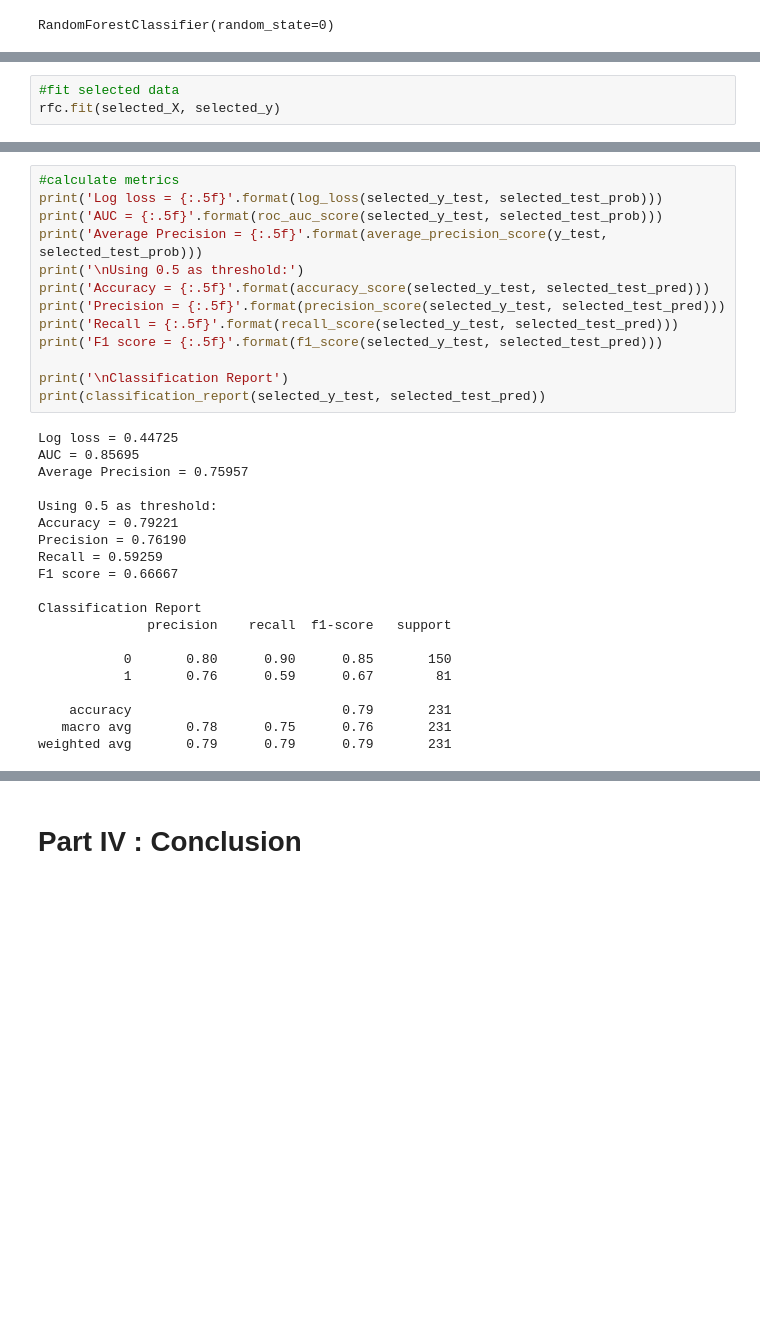
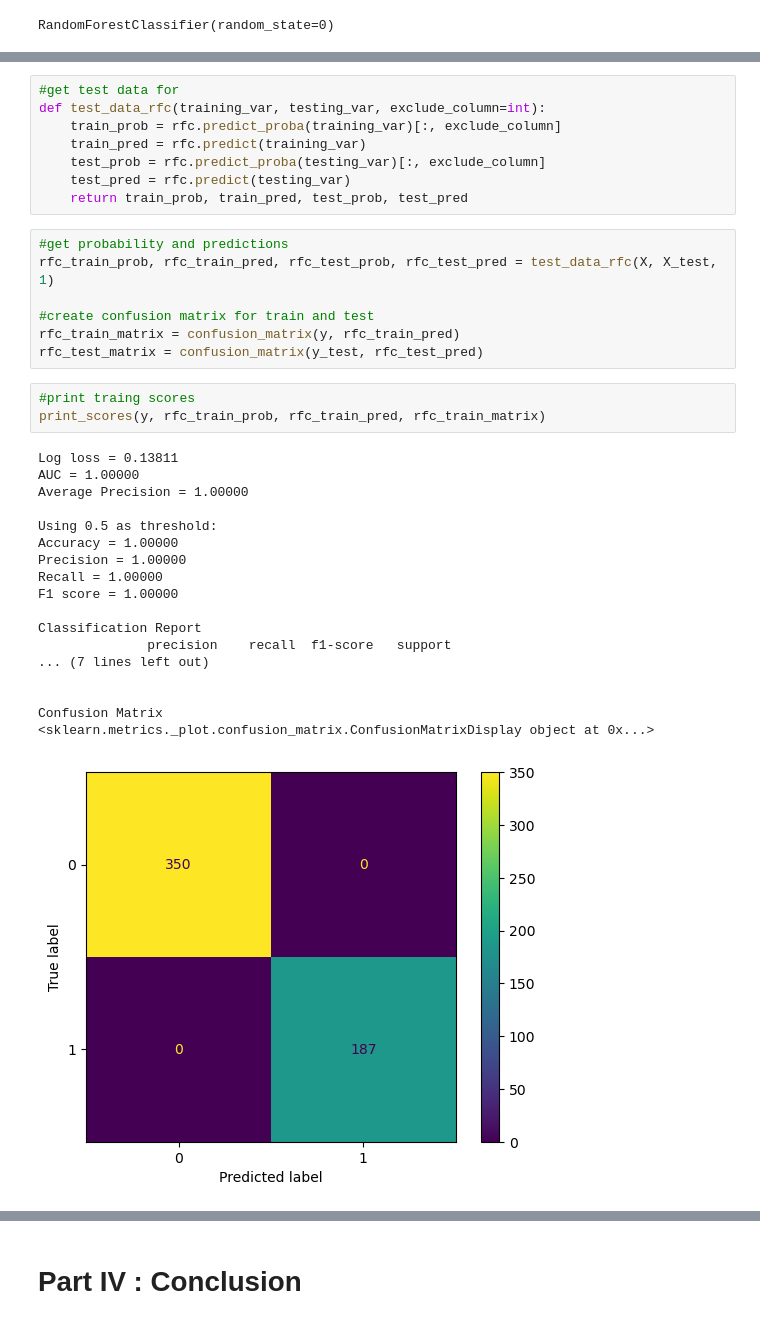
Before and after one commit to SBangarh/ml-project-supervised-learning, a Jupyter notebook: Supervised Learning - Project.ipynb, the cells around one changed output, grey strips where cells are left out. Saved outputs shown, nothing was run; the diff lists cells and outputs as text; blank space fills up the shorter version.

```diff
--- a/Supervised Learning - Project.ipynb
+++ b/Supervised Learning - Project.ipynb
@@ -625,3 +495,0 @@ selected_X, selected_y = scale_data(train_df, selected_columns, target, scalar)
-# %%
-#fit selected data
-rfc.fit(selected_X, selected_y)
@@ -671,33 +496,37 @@ weighted avg       0.75      0.76      0.75       537
-# %%
-#calculate metrics
-print('Log loss = {:.5f}'.format(log_loss(selected_y_test, selected_test_prob)))
-print('AUC = {:.5f}'.format(roc_auc_score(selected_y_test, selected_test_prob)))
-print('Average Precision = {:.5f}'.format(average_precision_score(y_test, selected_test_prob)))
-print('\nUsing 0.5 as threshold:')
-print('Accuracy = {:.5f}'.format(accuracy_score(selected_y_test, selected_test_pred)))
-print('Precision = {:.5f}'.format(precision_score(selected_y_test, selected_test_pred)))
-print('Recall = {:.5f}'.format(recall_score(selected_y_test, selected_test_pred)))
-print('F1 score = {:.5f}'.format(f1_score(selected_y_test, selected_test_pred)))
-
-print('\nClassification Report')
-print(classification_report(selected_y_test, selected_test_pred))
-# %% [output]
-Log loss = 0.44725
-AUC = 0.85695
-Average Precision = 0.75957
-
-Using 0.5 as threshold:
-Accuracy = 0.79221
-Precision = 0.76190
-Recall = 0.59259
-F1 score = 0.66667
-
-Classification Report
-              precision    recall  f1-score   support
-
-           0       0.80      0.90      0.85       150
-           1       0.76      0.59      0.67        81
-
-    accuracy                           0.79       231
-   macro avg       0.78      0.75      0.76       231
-weighted avg       0.79      0.79      0.79       231
+# %%
+#get test data for
+def test_data_rfc(training_var, testing_var, exclude_column=int):
+    train_prob = rfc.predict_proba(training_var)[:, exclude_column]
+    train_pred = rfc.predict(training_var)
+    test_prob = rfc.predict_proba(testing_var)[:, exclude_column]
+    test_pred = rfc.predict(testing_var)
+    return train_prob, train_pred, test_prob, test_pred
+# %%
+#get probability and predictions
+rfc_train_prob, rfc_train_pred, rfc_test_prob, rfc_test_pred = test_data_rfc(X, X_test, 1)
+
+#create confusion matrix for train and test
+rfc_train_matrix = confusion_matrix(y, rfc_train_pred)
+rfc_test_matrix = confusion_matrix(y_test, rfc_test_pred)
+# %%
+#print traing scores
+print_scores(y, rfc_train_prob, rfc_train_pred, rfc_train_matrix)
+# %% [output]
+Log loss = 0.13811
+AUC = 1.00000
+Average Precision = 1.00000
+
+Using 0.5 as threshold:
+Accuracy = 1.00000
+Precision = 1.00000
+Recall = 1.00000
+F1 score = 1.00000
+
+Classification Report
+              precision    recall  f1-score   support
+... (7 lines left out)
+
+
+Confusion Matrix
+<sklearn.metrics._plot.confusion_matrix.ConfusionMatrixDisplay object at 0x...>
+[figure, added]
```
Also changed, not shown: parts of 29 cells of this notebook, 1 other file.
